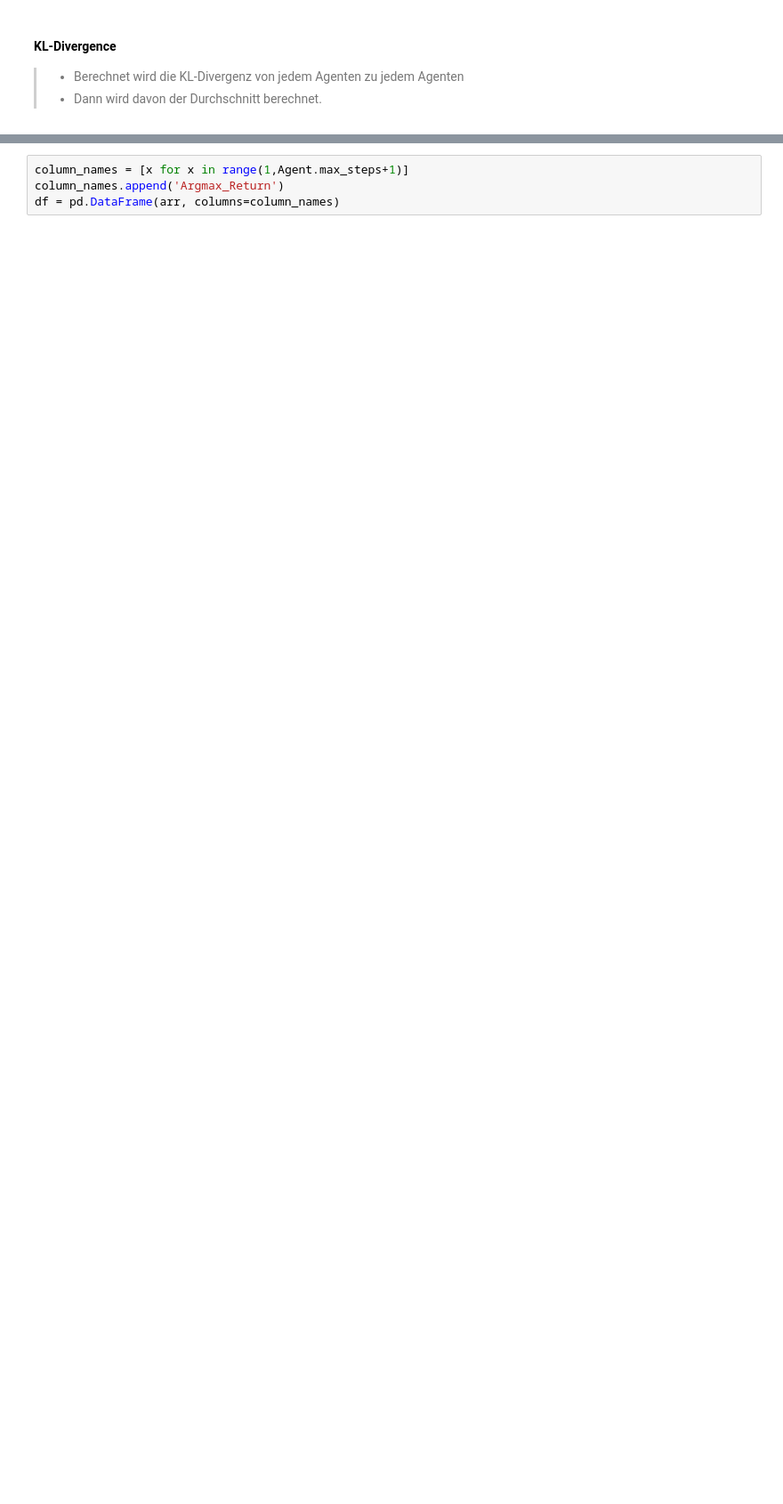
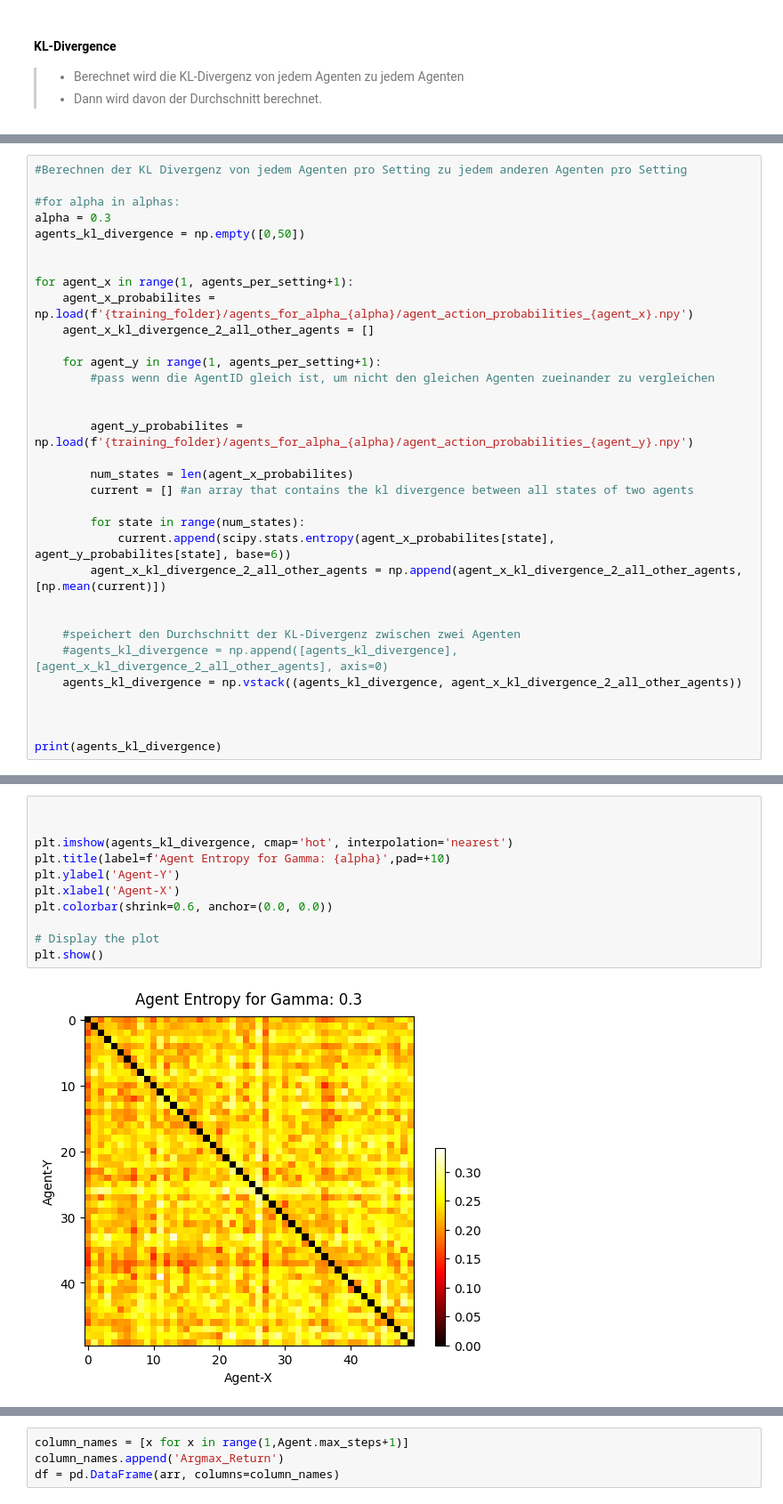
Before and after one commit to RebelRegression/QL-stability-trials, a Jupyter notebook: Main.ipynb, the cells around one changed output, grey strips where cells are left out. Shown at 89% size. Saved outputs shown, nothing was run; the diff lists cells and outputs as text; blank space fills up the shorter version.

```diff
--- a/Main.ipynb
+++ b/Main.ipynb
@@ -127,0 +153,33 @@ NameError: name 'return_list' is not defined
+# %%
+#Berechnen der KL Divergenz von jedem Agenten pro Setting zu jedem anderen Agenten pro Setting
+
+#for alpha in alphas:
+alpha = 0.3
+agents_kl_divergence = np.empty([0,50])
+
+
+for agent_x in range(1, agents_per_setting+1):
+    agent_x_probabilites = np.load(f'{training_folder}/agents_for_alpha_{alpha}/agent_action_probabilities_{agent_x}.npy')
+    agent_x_kl_divergence_2_all_other_agents = []
+
+    for agent_y in range(1, agents_per_setting+1):
+        #pass wenn die AgentID gleich ist, um nicht den gleichen Agenten zueinander zu vergleichen
+
+
+        agent_y_probabilites = np.load(f'{training_folder}/agents_for_alpha_{alpha}/agent_action_probabilities_{agent_y}.npy')
+
+        num_states = len(agent_x_probabilites)
+        current = [] #an array that contains the kl divergence between all states of two agents
+
+        for state in range(num_states):
+            current.append(scipy.stats.entropy(agent_x_probabilites[state], agent_y_probabilites[state], base=6))
+        agent_x_kl_divergence_2_all_other_agents = np.append(agent_x_kl_divergence_2_all_other_agents, [np.mean(current)])
+
+
+    #speichert den Durchschnitt der KL-Divergenz zwischen zwei Agenten
+    #agents_kl_divergence = np.append([agents_kl_divergence], [agent_x_kl_divergence_2_all_other_agents], axis=0)
+    agents_kl_divergence = np.vstack((agents_kl_divergence, agent_x_kl_divergence_2_all_other_agents))
+
+
+
+print(agents_kl_divergence)
@@ -127,0 +194,13 @@ NameError: name 'return_list' is not defined
+# %%
+
+
+plt.imshow(agents_kl_divergence, cmap='hot', interpolation='nearest')
+plt.title(label=f'Agent Entropy for Gamma: {alpha}',pad=+10)
+plt.ylabel('Agent-Y')
+plt.xlabel('Agent-X')
+plt.colorbar(shrink=0.6, anchor=(0.0, 0.0))
+
+# Display the plot
+plt.show()
+# %% [output]
+[figure, added]
```
Also changed, not shown: parts of 13 cells of this notebook.
